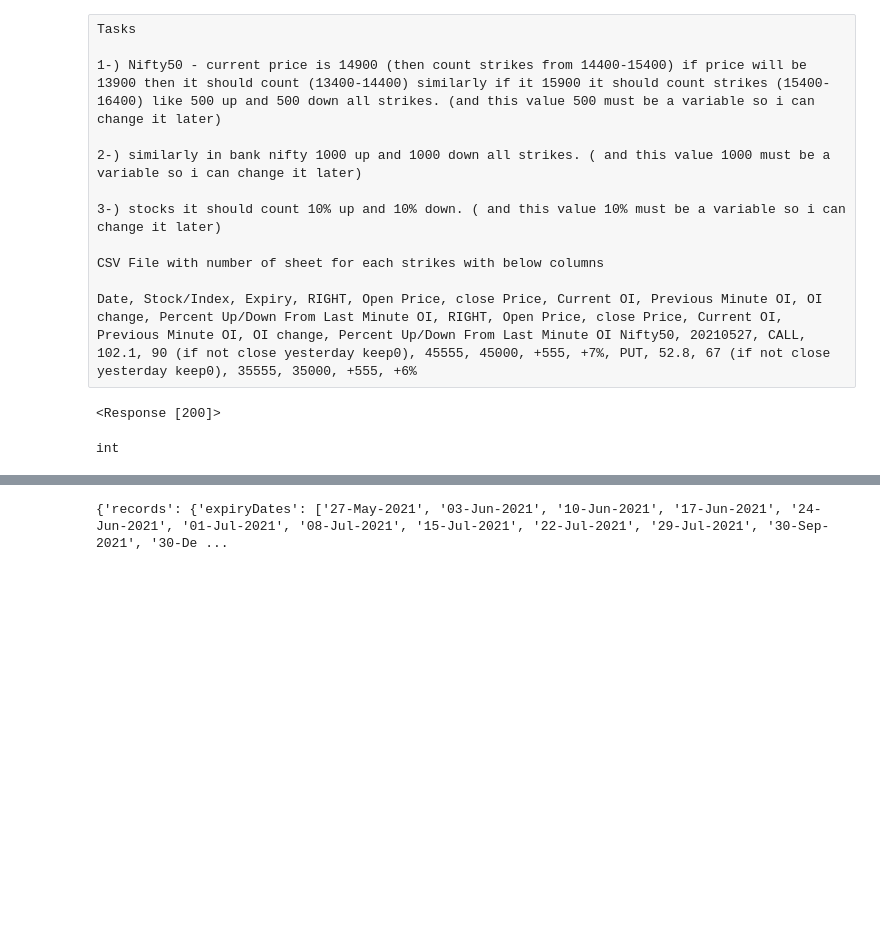
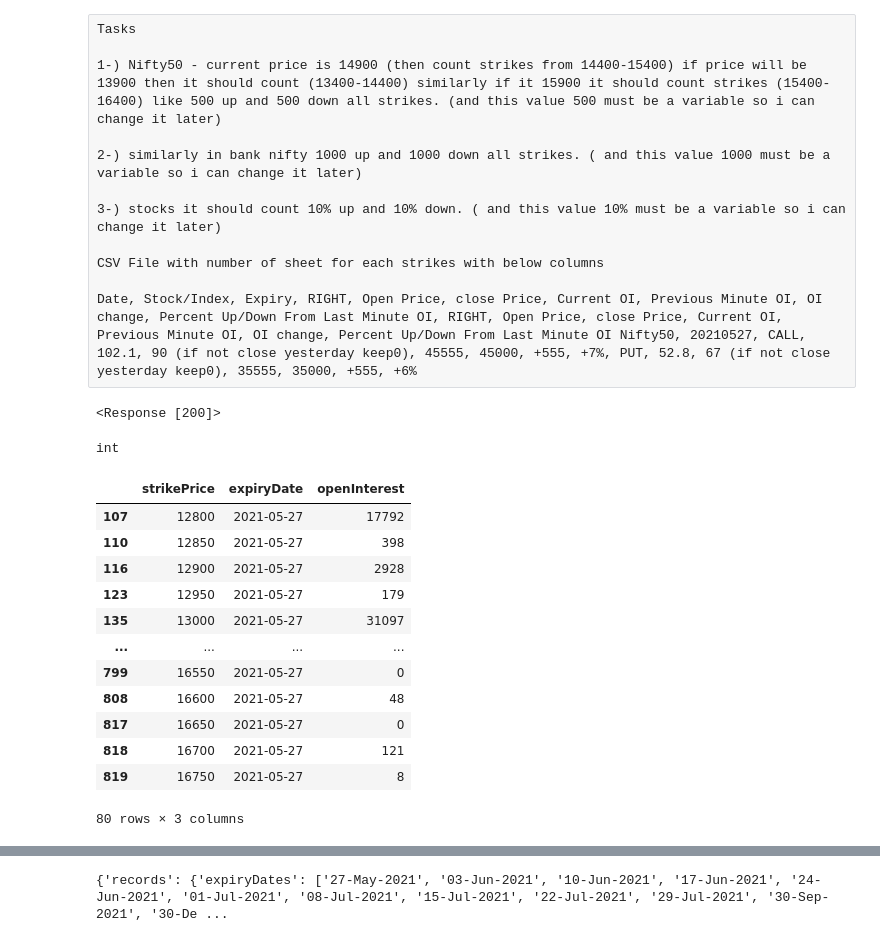
Before and after one commit to techhuv/NSE_Option_Chains, a Jupyter notebook: NSE Web Scrapper Chetan.ipynb, the cells around one changed output, grey strips where cells are left out. Cells and saved outputs as stored; diff of their text form; code cells hidden in the pictures; blank space fills up the shorter version.

```diff
--- a/NSE Web Scrapper Chetan.ipynb
+++ b/NSE Web Scrapper Chetan.ipynb
@@ -58,3 +61,20 @@ df_call.sort_values(by=['expiryDate','strikePrice'],inplace=True)
 
 df_put = df_put[col_list]
 df_call = df_call[col_list]
+# %%
+df_put = df_put[df_put['expiryDate'] == date]
+df_put
+# %% [output]
+|  | strikePrice | expiryDate | openInterest |
+| 107 | 12800 | 2021-05-27 | 17792 |
+| 110 | 12850 | 2021-05-27 | 398 |
+| 116 | 12900 | 2021-05-27 | 2928 |
+| 123 | 12950 | 2021-05-27 | 179 |
+| 135 | 13000 | 2021-05-27 | 31097 |
+| ... | ... | ... | ... |
+| 799 | 16550 | 2021-05-27 | 0 |
+| 808 | 16600 | 2021-05-27 | 48 |
+| 817 | 16650 | 2021-05-27 | 0 |
+| 818 | 16700 | 2021-05-27 | 121 |
+| 819 | 16750 | 2021-05-27 | 8 |
+80 rows × 3 columns
```
Also changed, not shown: parts of 13 cells of this notebook.
